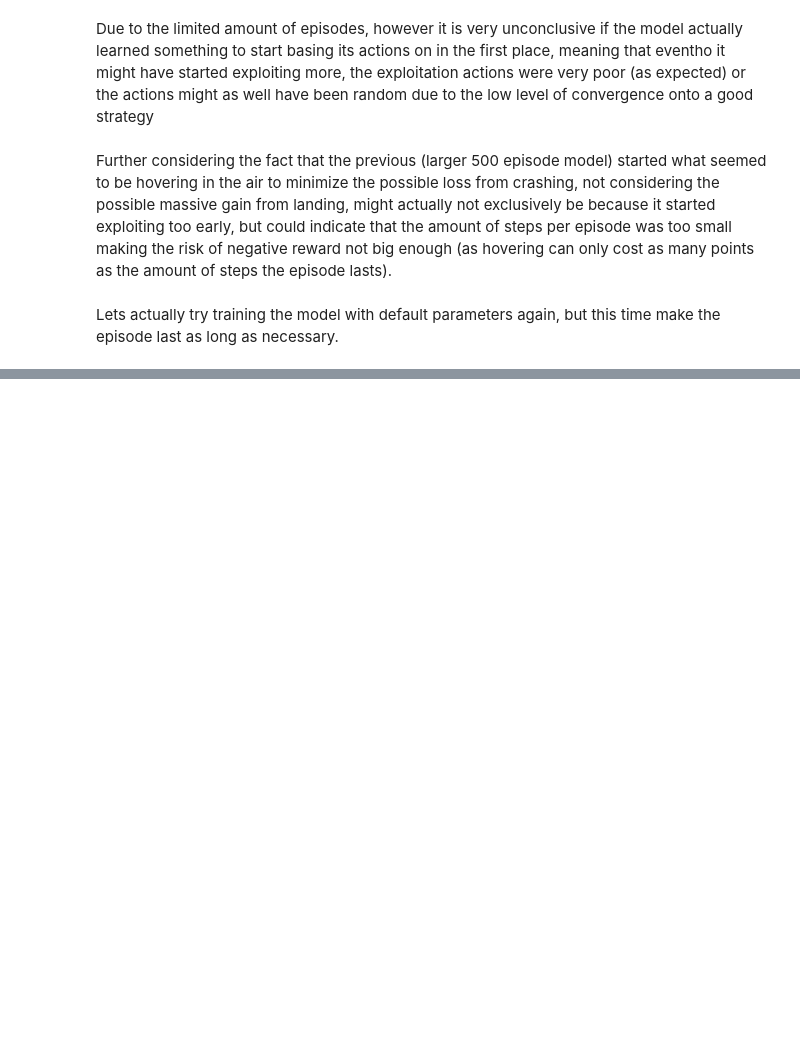
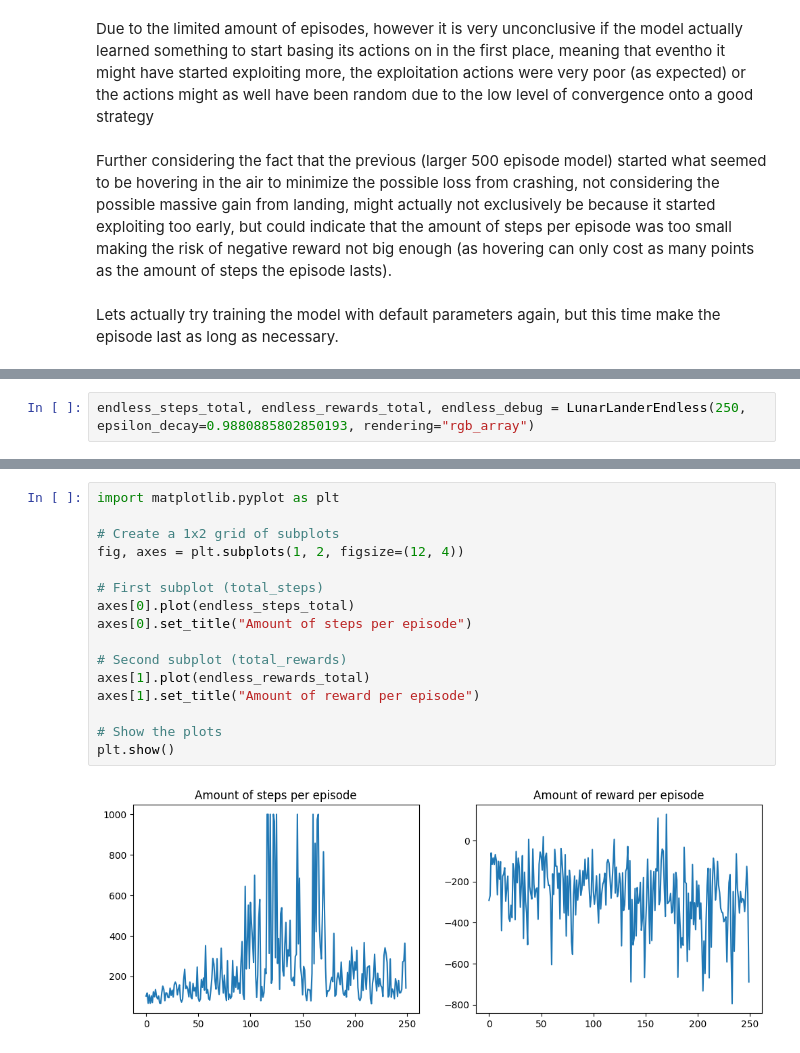
Before and after one commit to Thomas-Molen/FHICT-S7-AI, a Jupyter notebook: ReinforcementLearning/RLExploration.ipynb, the cells around one changed output, grey strips where cells are left out. Drawn from its saved outputs; the diff is of its cells as text; blank space fills up the shorter version.

```diff
--- a/ReinforcementLearning/RLExploration.ipynb
+++ b/ReinforcementLearning/RLExploration.ipynb
@@ -626,0 +668,2 @@ endless_steps_total, endless_rewards_total, endless_debug = LunarLanderRapidTrai
+# %%
+endless_steps_total, endless_rewards_total, endless_debug = LunarLanderEndless(250, epsilon_decay=0.9880885802850193, rendering="rgb_array")
@@ -626,0 +693,18 @@ endless_steps_total, endless_rewards_total, endless_debug = LunarLanderRapidTrai
+# %%
+import matplotlib.pyplot as plt
+
+# Create a 1x2 grid of subplots
+fig, axes = plt.subplots(1, 2, figsize=(12, 4))
+
+# First subplot (total_steps)
+axes[0].plot(endless_steps_total)
+axes[0].set_title("Amount of steps per episode")
+
+# Second subplot (total_rewards)
+axes[1].plot(endless_rewards_total)
+axes[1].set_title("Amount of reward per episode")
+
+# Show the plots
+plt.show()
+# %% [output]
+[figure, added]
```
Also changed, not shown: parts of 15 cells of this notebook, 11 other files.
